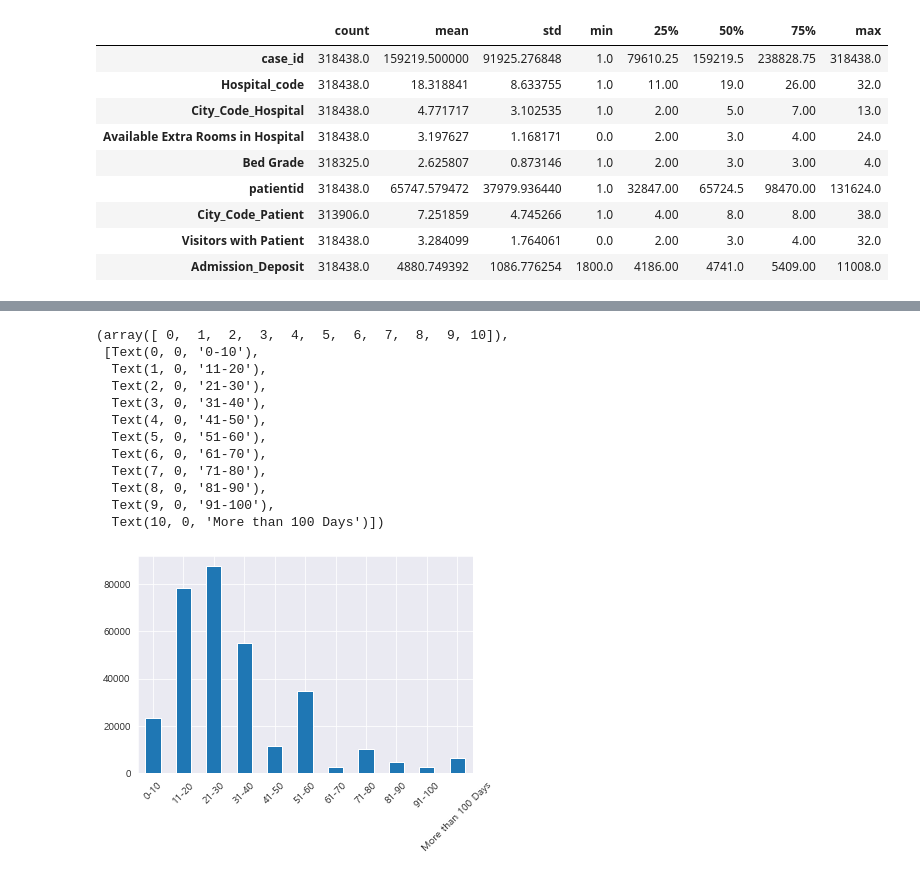
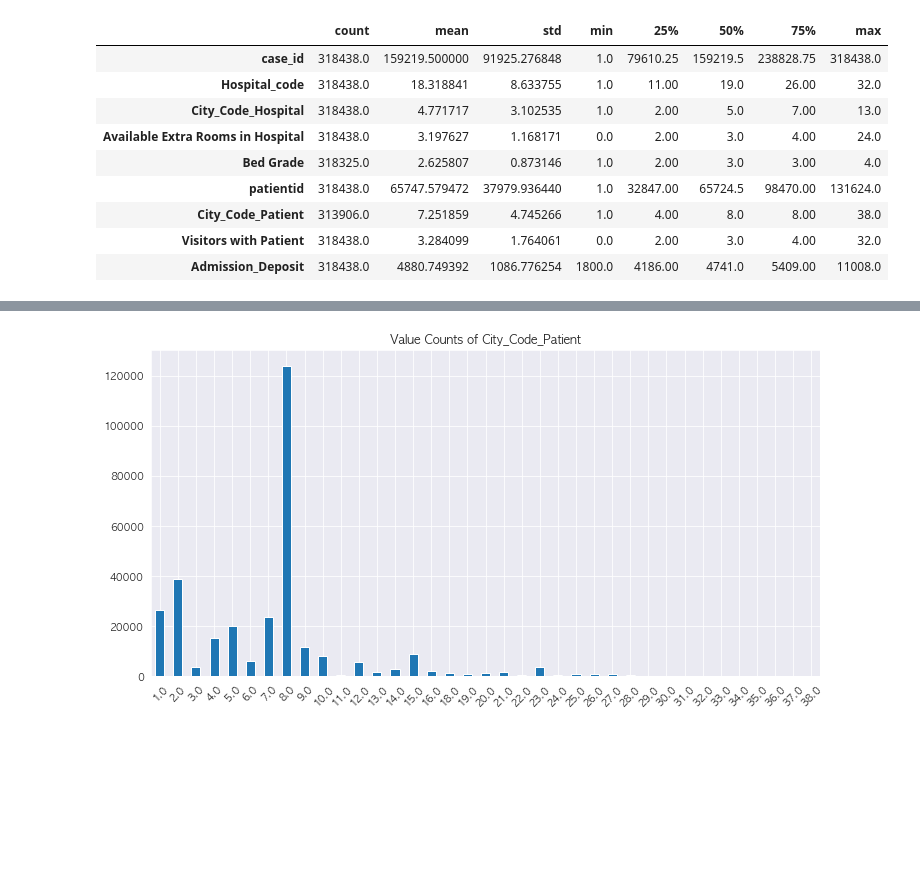
Before and after one commit to Rphabet/Imbalanced, a Jupyter notebook: EDA_and_class_definition.ipynb, the cells around one changed output, grey strips where cells are left out. Cells and saved outputs as stored; diff of their text form; code cells hidden in the pictures; blank space fills up the shorter version.

```diff
--- a/EDA_and_class_definition.ipynb
+++ b/EDA_and_class_definition.ipynb
@@ -5,7 +9,21 @@ import matplotlib.pyplot as plt
 import seaborn as sns
 import os
 
-plt.rc('font', family='Malgun Gothic') # 한글 폰트
+# plt.rc('font', family='Malgun Gothic') # 한글 폰트 for Windows
+plt.rc('font', family='AppleGothic') # 한글 폰트 for Mac
+# %%
+# value counts 기반 시각화
+
+def value_counts_plot(df, col_name, sort_by_index=True):
+    plt.figure(figsize=(12, 6))
+    plt.title('Value Counts of ' + col_name)
+    if sort_by_index:
+        df[col_name].value_counts().sort_index().plot(kind='bar')
+    else:
+        df[col_name].value_counts().plot(kind='bar')
+
+    plt.xticks(rotation=45)
+    plt.show()
 # %%
 os.getcwd()
 # %% [output]
@@ -46,17 +174,8 @@ df.describe().T
+# %%
+value_counts_plot(df, 'City_Code_Patient')
+# %% [output]
+[figure, added]
 # %%
-df['Stay'].value_counts().sort_index().plot(kind='bar')
-plt.xticks(rotation=45)
+# plt.figure(figsize=(12, 6))
+# df['City_Code_Patient'].value_counts().sort_index().plot(kind='bar')
+# plt.xticks(rotation=45)
-# %% [output]
-(array([ 0,  1,  2,  3,  4,  5,  6,  7,  8,  9, 10]),
- [Text(0, 0, '0-10'),
-  Text(1, 0, '11-20'),
-  Text(2, 0, '21-30'),
-  Text(3, 0, '31-40'),
-  Text(4, 0, '41-50'),
-  Text(5, 0, '51-60'),
-  Text(6, 0, '61-70'),
-  Text(7, 0, '71-80'),
-  Text(8, 0, '81-90'),
-  Text(9, 0, '91-100'),
-  Text(10, 0, 'More than 100 Days')])
-[figure, removed]
```
Also changed, not shown: parts of 54 cells of this notebook.
